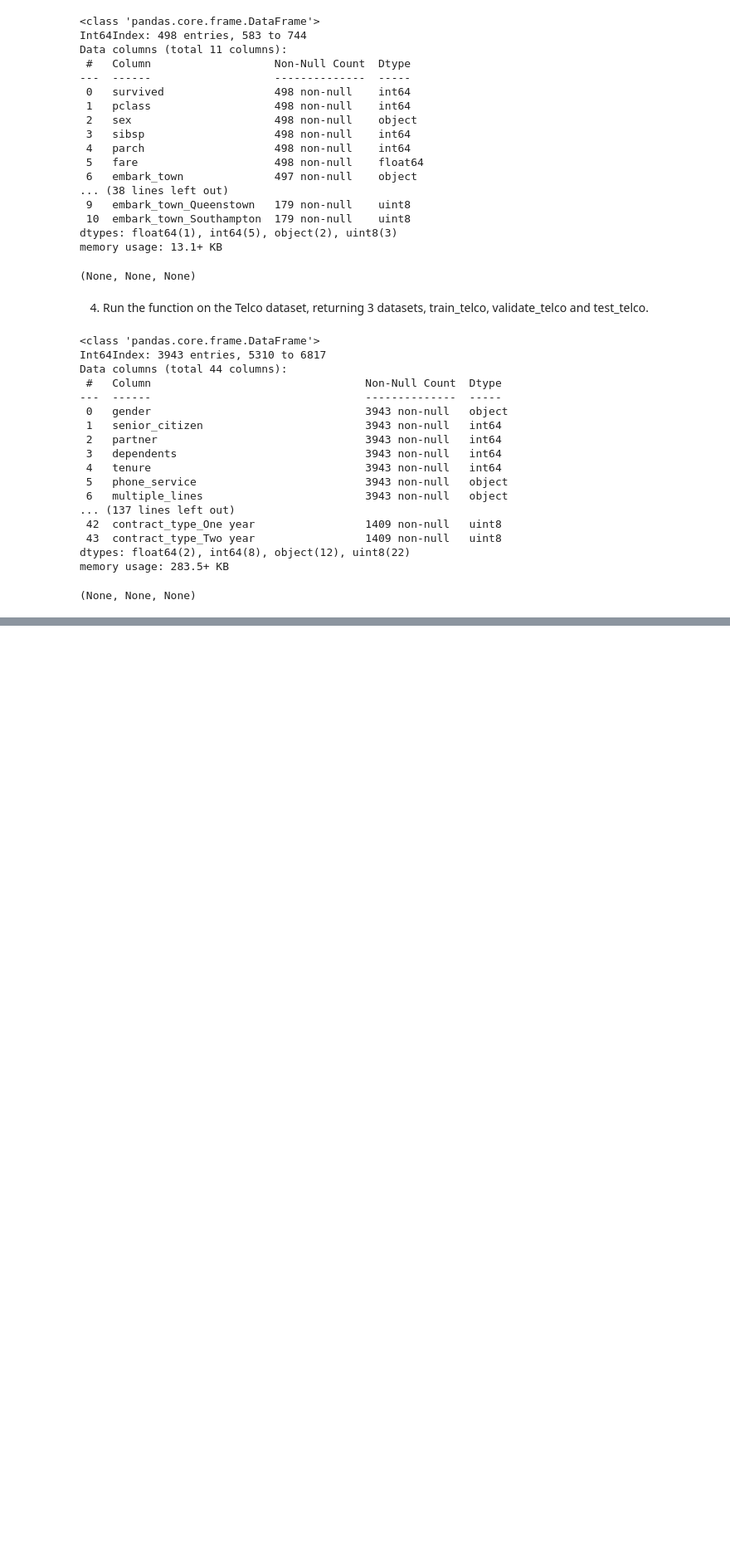
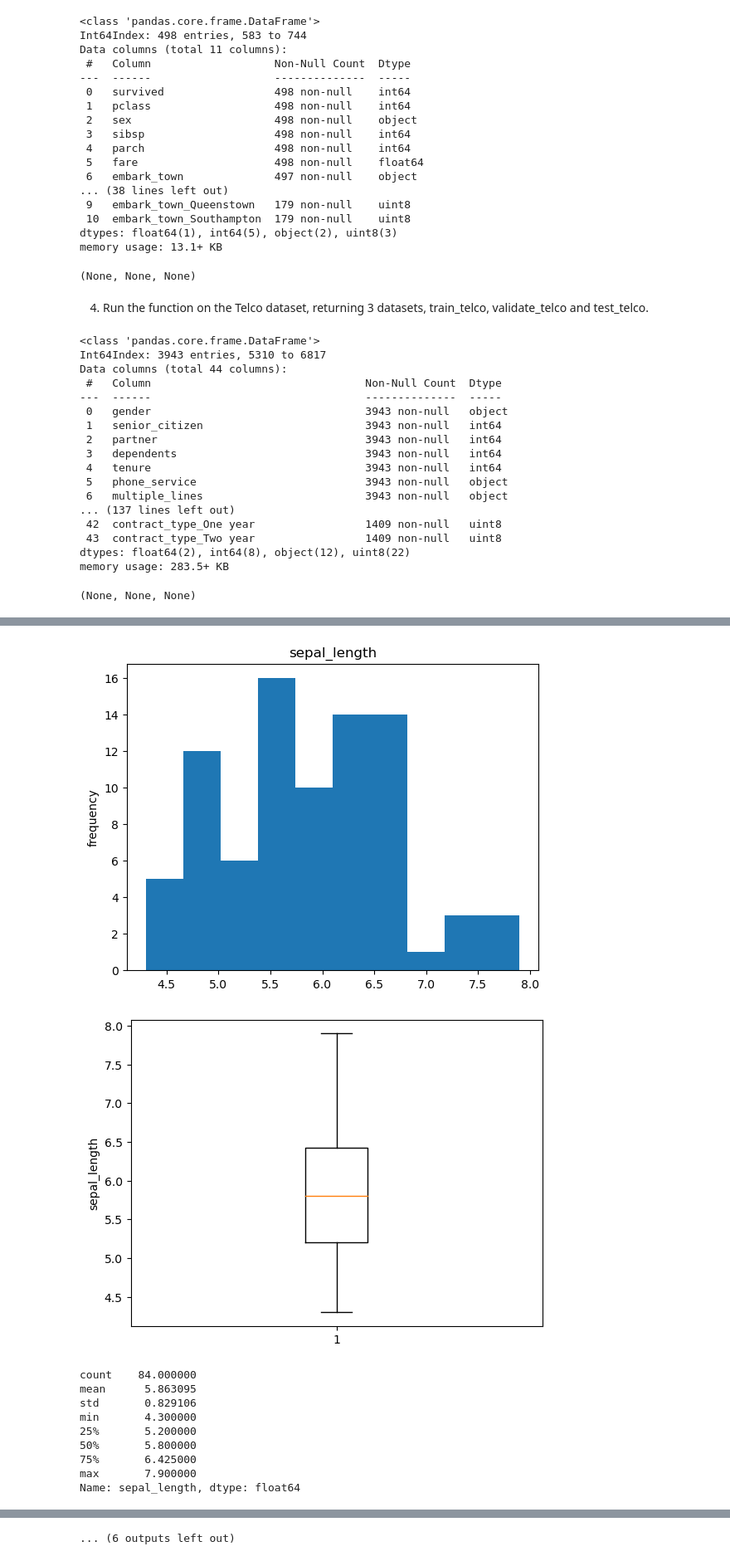
Before and after one commit to JoshuaHolt-Tech/classification-exercises, a Jupyter notebook: classification_exercises.ipynb, the cells around one changed output, grey strips where cells are left out. Shown at 83% size. Saved outputs shown, nothing was run; the diff lists cells and outputs as text; code cells hidden in the pictures; blank space fills up the shorter version.

```diff
--- a/classification_exercises.ipynb
+++ b/classification_exercises.ipynb
@@ -802,0 +809,25 @@ memory usage: 283.5+ KB
+# %%
+# 20% test, 80% train_validate
+# then of the 80% train_validate: 30% validate, 70% train.
+def train_validate(df, stratify_col = None):
+    """
+    This function takes in a DataFrame and column name for the stratify argument (defualt is None).
+    It will split the data into three parts for training, testing and validating.
+    """
+    #This is logic to set the stratify argument:
+    stratify_arg = ''
+    if stratify_col != None:
+        stratify_arg = df[stratify_col]
+    else:
+        stratify_arg = None
+
+    #This splits the DataFrame into 'train' and 'test':
+    train, test = train_test_split(df, test_size=.2, stratify=stratify_arg, random_state = 321)
+
+    #The length of the stratify column changed and needs to be adjusted:
+    if stratify_col != None:
+        stratify_arg = train[stratify_col]
+
+    #This splits the larger 'train' DataFrame into a smaller 'train' and 'validate' DataFrames:
+    train, validate = train_test_split(train, test_size=.3, stratify=stratify_arg, random_state = 321)
+    return train, validate, test
@@ -802,0 +838,4 @@ memory usage: 283.5+ KB
+# %%
+iris = prepare.prep_iris(acquire.get_iris_data())
+# %%
+train_iris, validate_iris, test_iris = train_validate(iris, stratify_col = 'species')
@@ -802,0 +891,27 @@ memory usage: 283.5+ KB
+# %%
+# Check out distributions of numeric columns.
+
+num_cols = train_iris.columns[[train_iris[col].dtype != 'object' for col in train_iris.columns]]
+for col in num_cols:
+    plt.hist(train_iris[col])
+    plt.title(col)
+    plt.ylabel("frequency")
+    plt.show()
+    #boxplot
+    plt.boxplot(train_iris[col])
+    plt.ylabel(col)
+    plt.show()
+    #descriptive statistics
+    print(train_iris[col].describe())
+# %% [output]
+[figure, added]
+[figure, added]
+count    84.000000
+mean      5.863095
+std       0.829106
+min       4.300000
+25%       5.200000
+50%       5.800000
+75%       6.425000
+max       7.900000
+Name: sepal_length, dtype: float64
@@ -802,0 +951 @@ memory usage: 283.5+ KB
+... (6 outputs left out)
```
Also changed, not shown: parts of 71 cells of this notebook, 2 other files.
